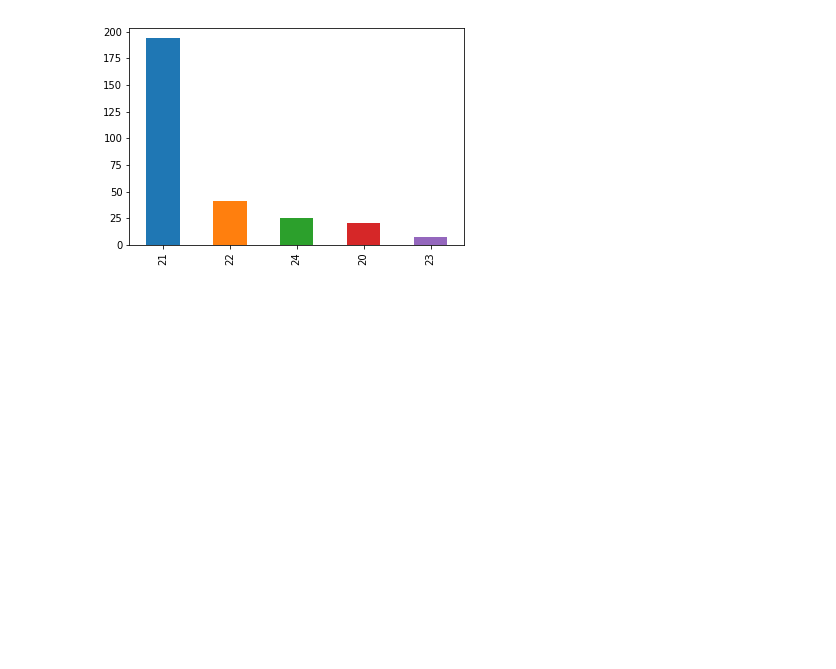
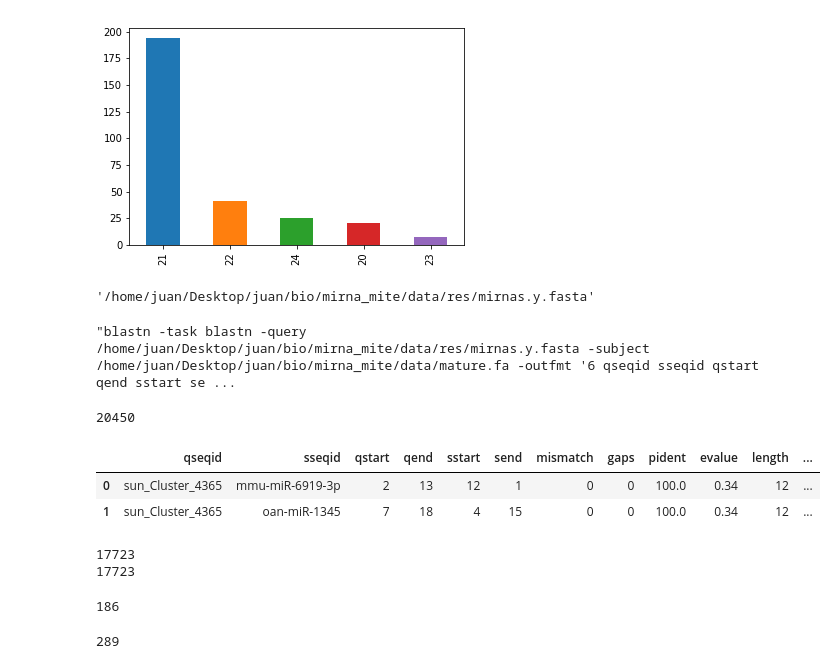
Before and after one commit to juancresc/mirna_mite, a Jupyter notebook: 2_analysis/merge_overlap_mirna_mites.ipynb, the cells around one changed output. Drawn from its saved outputs; the diff is of its cells as text; code cells hidden in the pictures; blank space fills up the shorter version.

```diff
--- a/2_analysis/merge_overlap_mirna_mites.ipynb
+++ b/2_analysis/merge_overlap_mirna_mites.ipynb
@@ -11,6 +11,9 @@ from subprocess import Popen, PIPE, call
 path_sun = '/home/juan/Desktop/juan/bio/mirna_mite/data/res/sun_all/'
 path_mrcv = '/home/juan/Desktop/juan/bio/mirna_mite/data/res/mrcv_all/'
 path_mites = '/home/juan/Desktop/juan/bio/mirna_mite/data/tracker.gff3'
+path_mirna_fasta = '/home/juan/Desktop/juan/bio/mirna_mite/data/res/mirnas.y.fasta'
+path_mirbase = '/home/juan/Desktop/juan/bio/mirna_mite/data/mature.fa'
+path_mirbase_res = '/home/juan/Desktop/juan/bio/mirna_mite/data/res/mirnay_mature.csv'
 # %%
 #SUN DATA
 # %%
@@ -90,0 +98,39 @@ df_all.DicerCall.value_counts().plot('bar')
+# %%
+records = []
+for k,v in df_all.iterrows():
+    record = SeqRecord(Seq(v.MajorRNA), id=v.Name, description="")
+    records.append(record)
+SeqIO.write(records, file_mirna_fasta, 'fasta')
+file_mirna_fasta
+# %% [output]
+'/home/juan/Desktop/juan/bio/mirna_mite/data/res/mirnas.y.fasta'
+# %%
+outmft = "6 qseqid sseqid qstart qend sstart send mismatch gaps pident evalue length qlen slen qcovs"
+cmd = "blastn -task blastn -query %s -subject %s -outfmt '%s'  > %s"
+cmd =  cmd % (file_mirna_fasta, path_mirbase,outmft, path_mirbase_res)
+print(cmd)
+# %% [output]
+"blastn -task blastn -query /home/juan/Desktop/juan/bio/mirna_mite/data/res/mirnas.y.fasta -subject /home/juan/Desktop/juan/bio/mirna_mite/data/mature.fa -outfmt '6 qseqid sseqid qstart qend sstart se ...
+# %%
+df_mirbase = pd.read_csv(path_mirbase_res, sep="\t")
+cols = ['qseqid','sseqid','qstart','qend','sstart','send','mismatch','gaps','pident','evalue','length','qlen','slen','qcovs']
+df_mirbase.columns = cols
+print(len(df_mirbase.index))
+df_mirbase.head(2)
+# %% [output]
+20450
+|  | qseqid | sseqid | qstart | qend | sstart | send | mismatch | gaps | pident | evalue | length | ... |
+| 0 | sun_Cluster_4365 | mmu-miR-6919-3p | 2 | 13 | 12 | 1 | 0 | 0 | 100.0 | 0.34 | 12 | ... |
+| 1 | sun_Cluster_4365 | oan-miR-1345 | 7 | 18 | 4 | 15 | 0 | 0 | 100.0 | 0.34 | 12 | ... |
+# %%
+df_mirbase = df_mirbase[df_mirbase.length >= df_mirbase.qlen - 3]
+print(len(df_mirbase.index))
+df_mirbase = df_mirbase[df_mirbase.mismatch + df_mirbase.gaps <= 3]
+print(len(df_mirbase.index))
+# %% [output]
+17723
+17723
+# %%
+len(df_mirbase.qseqid.unique().tolist())
+# %% [output]
+186
@@ -90,0 +142,4 @@ df_all.DicerCall.value_counts().plot('bar')
+# %%
+len(df_res.index)
+# %% [output]
+289
```
Also changed, not shown: parts of 7 cells of this notebook, 1 other file.
